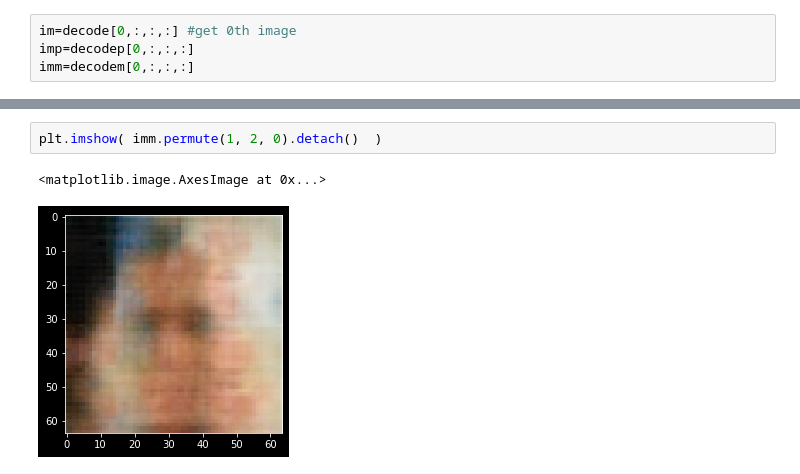
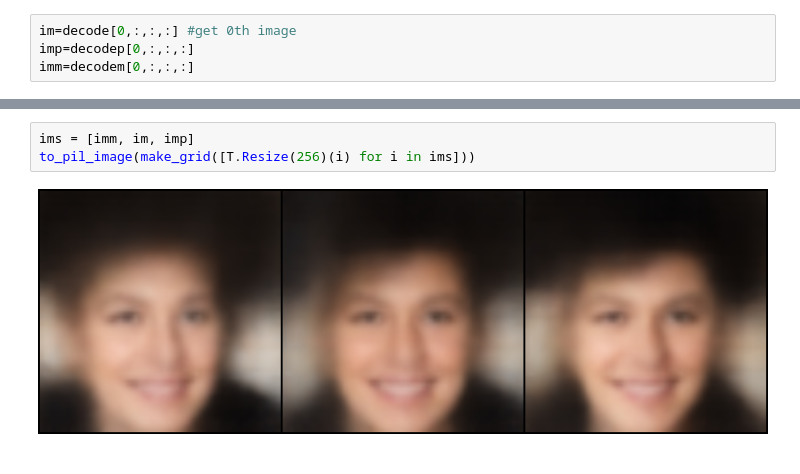
Before and after one commit to soCromp/generative-models, a Jupyter notebook: betavae.ipynb, the cells around one changed output, grey strips where cells are left out. Saved outputs shown, nothing was run; the diff lists cells and outputs as text.

```diff
--- a/betavae.ipynb
+++ b/betavae.ipynb
@@ -78,5 +72,5 @@ Clipping input data to the valid range for imshow with RGB data ([0..1] for floa
-# %%
-plt.imshow( imm.permute(1, 2, 0).detach()  )
-# %% [output]
-<matplotlib.image.AxesImage at 0x...>
-[figure, removed]
+# %%
+ims = [imm, im, imp]
+to_pil_image(make_grid([T.Resize(256)(i) for i in ims]))
+# %% [output]
+[figure, added]
```
Also changed, not shown: parts of 8 cells of this notebook, 2 other files.
